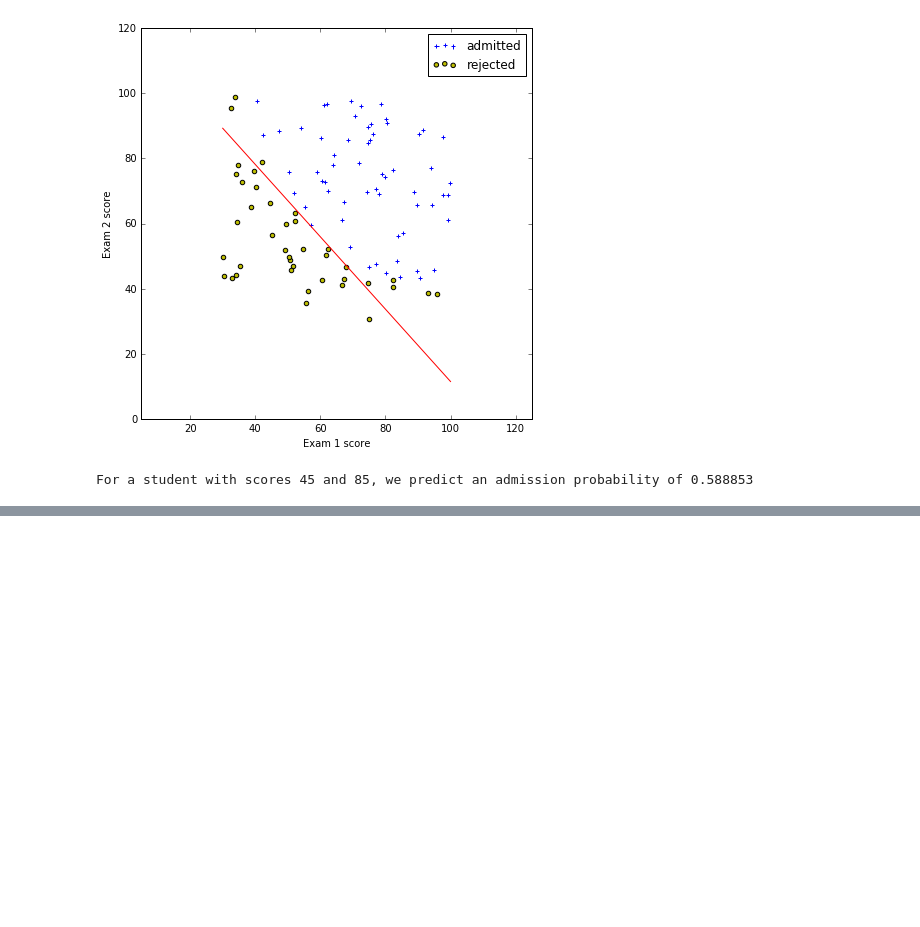
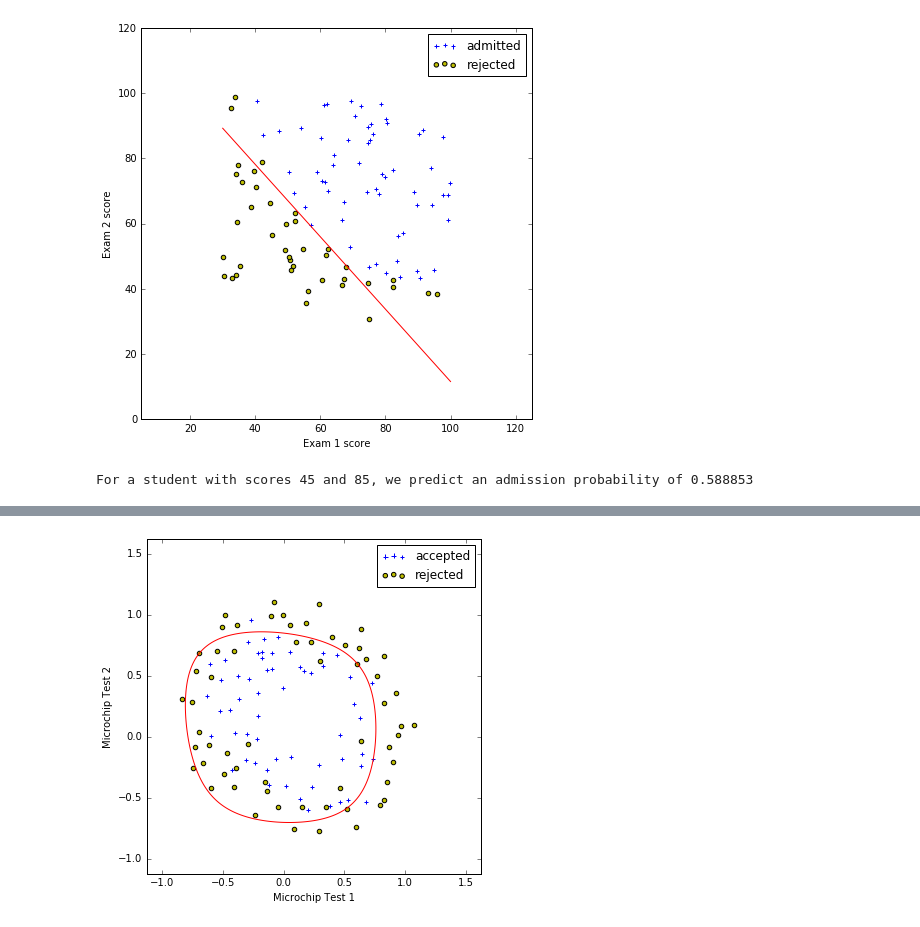
Before and after one commit to Kusina/coursera-ml, a Jupyter notebook: machine-learning-ex2/ex2.ipynb, the cells around one changed output, grey strips where cells are left out. Drawn from its saved outputs; the diff is of its cells as text; code cells hidden in the pictures; blank space fills up the shorter version.

Commit message:
Add regularized logistic regression

```diff
--- a/machine-learning-ex2/ex2.ipynb
+++ b/machine-learning-ex2/ex2.ipynb
@@ -74,0 +89,20 @@ For a student with scores 45 and 85, we predict an admission probability of 0.58
+# %%
+out = map_features(data[0], data[1], order=6)
+X = out.transpose()
+y = data[2].reshape(118, 1)
+# %%
+# Split the data into training/testing sets
+X_train = X[:-20]
+X_test = X[-20:]
+# %%
+# Split the targets into training/testing sets
+y_train = y[:-20]
+y_test = y[-20:]
+# %%
+# Logistic regression with lambda = 1 (C = 1/lambda)
+classifier = OneVsRestClassifier(LogisticRegression(C=1))
+# Train the model using the training sets
+classifier.fit(X_train, y_train)
+print 'Coefficents: ', classifier.coef_
+print 'Intercept: ', classifier.intercept_
+print 'Accuracy: ', classifier.score(X, y)
@@ -74,0 +117,23 @@ For a student with scores 45 and 85, we predict an admission probability of 0.58
+# %%
+accepted = y == 1
+rejected = y == 0
+
+plt.figure(figsize=(6, 6))
+plt.scatter(np.extract(accepted, data[0]),
+            np.extract(accepted, data[1]),
+            c='b', marker='+', label='accepted')
+plt.scatter(np.extract(rejected, data[0]),
+            np.extract(rejected, data[1]),
+            c='y', marker='o', label='rejected')
+plt.xlabel('Microchip Test 1');
+plt.ylabel('Microchip Test 2');
+plt.axes().set_aspect('equal', 'datalim')
+plt.legend();
+
+dim = np.linspace(-1, 1.5, 1000)
+dx, dy = np.meshgrid(dim, dim)
+v = map_features(dx.flatten(), dy.flatten(), order=6)
+z = (np.dot(classifier.coef_, v) + classifier.intercept_).reshape(1000, 1000)
+CS = plt.contour(dx, dy, z, levels=[0], colors=['r'])
+# %% [output]
+[figure, added]
```
Also changed, not shown: parts of 4 cells of this notebook, 5 other files.
